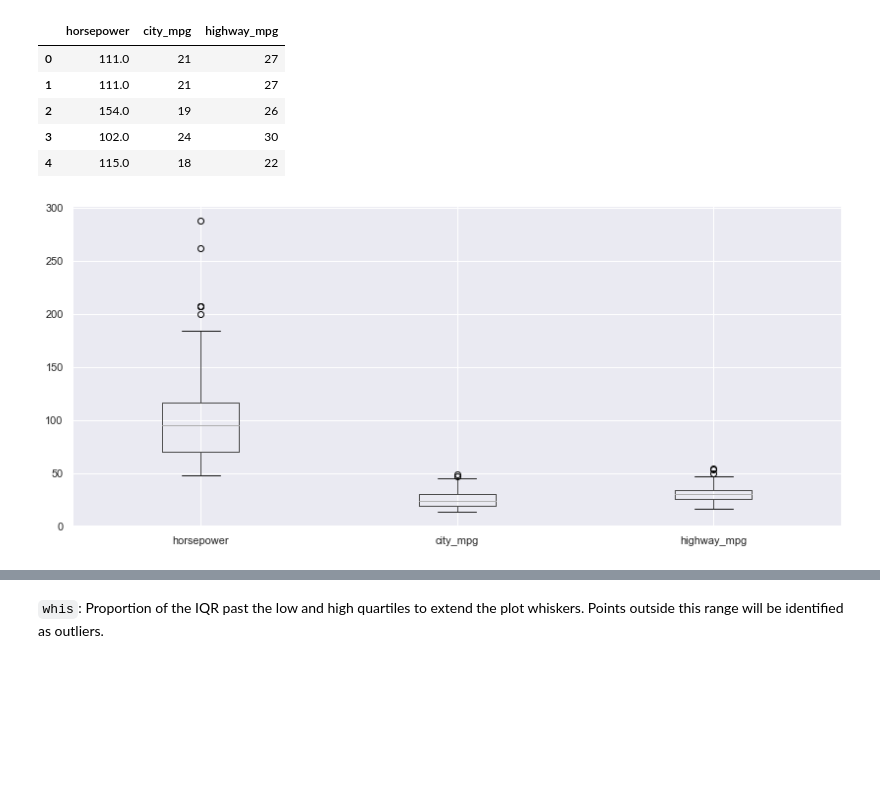
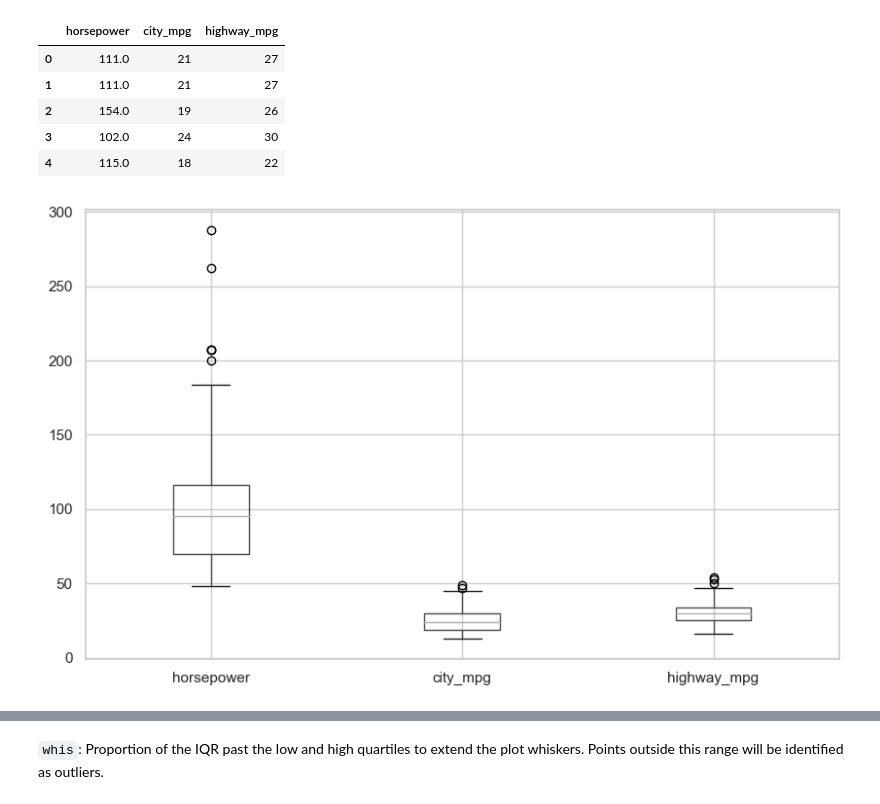
Before and after one commit to Goliath-Research/Data-pre-processing, a Jupyter notebook: Data-cleaning/04-outliers.ipynb, the cells around one changed output, grey strips where cells are left out. Saved outputs shown, nothing was run; the diff lists cells and outputs as text; code cells hidden in the pictures; blank space fills up the shorter version.

```diff
--- a/Data-cleaning/04-outliers.ipynb
+++ b/Data-cleaning/04-outliers.ipynb
@@ -5,11 +5,12 @@ An outlier is a value that deviates substantially from the rest of the data. Tha
 # %%
 import pandas as pd
 pd.set_option('display.max_columns', 10)
+
 import matplotlib.pyplot as plt
+
 import seaborn as sns
+sns.set_theme(style="whitegrid")
+#sns.set_theme(rc={"figure.figsize":(4, 5)})     #width=4, height=5
-# %%
-sns.set_style('whitegrid')
-sns.set(rc={"figure.figsize":(4, 5)}) #width=4, height=5
 # %% [markdown]
 ## Automobile Dataset
 # %%
@@ -47,9 +48,9 @@ df2.head()
 | 4 | 115.0 | 18 | 22 |
 # %%
 # Using matplotlib to plot the data and visualize the outliers
-df2.boxplot(figsize=(14,6));
+df2.boxplot(figsize=(10,6));
 # %% [output]
-[figure, old version]
+[figure, new version]
 # %%
 # Using seaborn to plot variable horsepower and visualize the outliers
 sns.boxplot(y=df2.horsepower).set_title('Horsepower');
```
Also changed, not shown: parts of 24 cells of this notebook, 4 other files.
